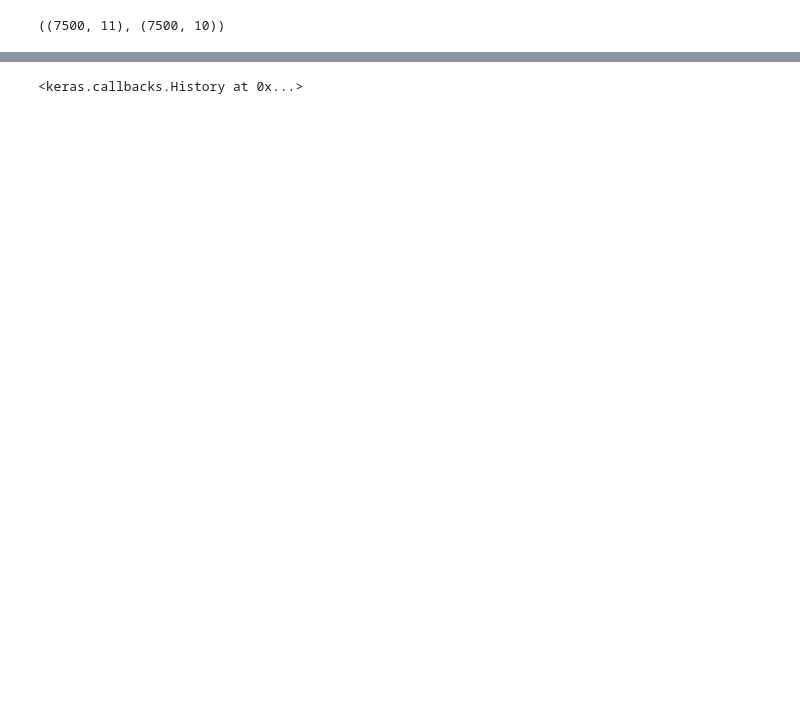
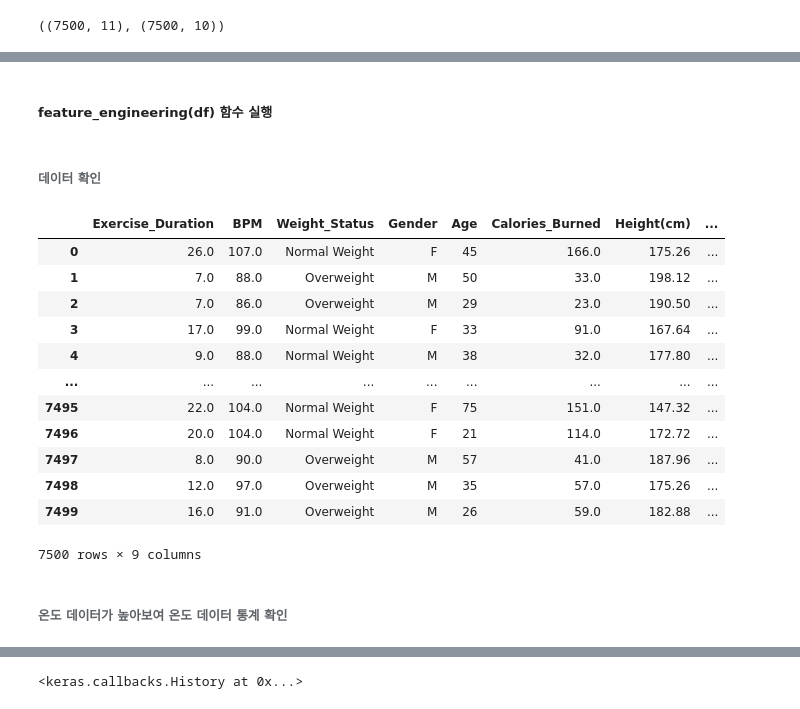
Before and after one commit to devTeddyB/Calorie_prediction, a Jupyter notebook: calorie_prediction.ipynb, the cells around one changed output, grey strips where cells are left out. Saved outputs shown, nothing was run; the diff lists cells and outputs as text; code cells hidden in the pictures; blank space fills up the shorter version.

```diff
--- a/calorie_prediction.ipynb
+++ b/calorie_prediction.ipynb
@@ -26,6 +92,28 @@ def feature_engineering(df):
     df['Weight(kg)']=(df['Weight(lb)']*0.45359237)
 
     df.drop(['ID','Body_Temperature(F)', 'Height(Feet)', 'Height(Remainder_Inches)', 'Weight(lb)'], axis=1, inplace=True)
+# %% [markdown]
+##### feature_engineering(df) 함수 실행
 # %%
 feature_engineering(train)
 feature_engineering(test)
+# %% [markdown]
+###### 데이터 확인
+# %%
+train
+# %% [output]
+|  | Exercise_Duration | BPM | Weight_Status | Gender | Age | Calories_Burned | Height(cm) | ... |
+| 0 | 26.0 | 107.0 | Normal Weight | F | 45 | 166.0 | 175.26 | ... |
+| 1 | 7.0 | 88.0 | Overweight | M | 50 | 33.0 | 198.12 | ... |
+| 2 | 7.0 | 86.0 | Overweight | M | 29 | 23.0 | 190.50 | ... |
+| 3 | 17.0 | 99.0 | Normal Weight | F | 33 | 91.0 | 167.64 | ... |
+| 4 | 9.0 | 88.0 | Normal Weight | M | 38 | 32.0 | 177.80 | ... |
+| ... | ... | ... | ... | ... | ... | ... | ... | ... |
+| 7495 | 22.0 | 104.0 | Normal Weight | F | 75 | 151.0 | 147.32 | ... |
+| 7496 | 20.0 | 104.0 | Normal Weight | F | 21 | 114.0 | 172.72 | ... |
+| 7497 | 8.0 | 90.0 | Overweight | M | 57 | 41.0 | 187.96 | ... |
+| 7498 | 12.0 | 97.0 | Overweight | M | 35 | 57.0 | 175.26 | ... |
+| 7499 | 16.0 | 91.0 | Overweight | M | 26 | 59.0 | 182.88 | ... |
+7500 rows × 9 columns
+# %% [markdown]
+###### 온도 데이터가 높아보여 온도 데이터 통계 확인
```
Also changed, not shown: parts of 50 cells of this notebook.
